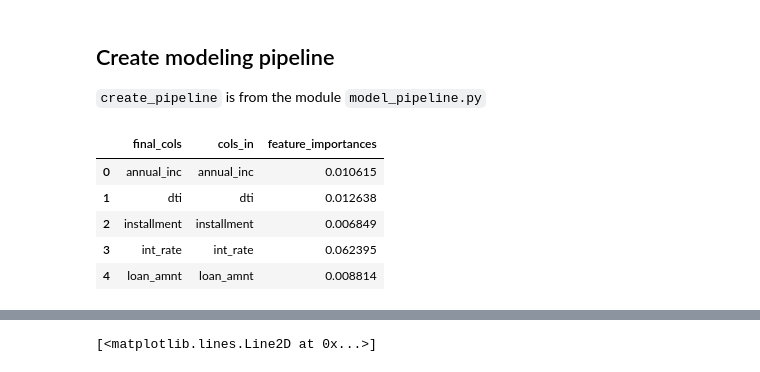
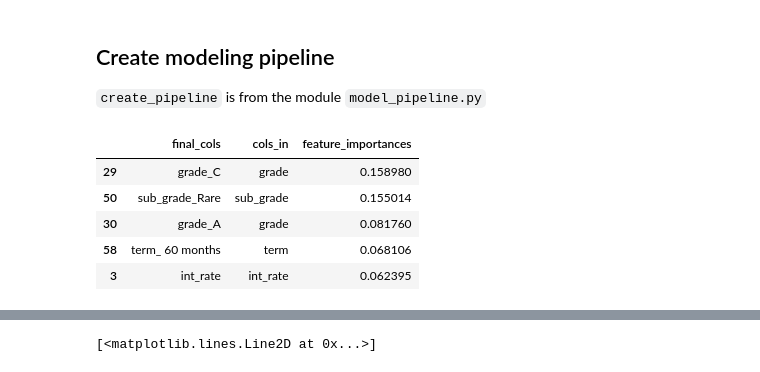
Before and after one commit to Strabes/demos, a Jupyter notebook: xgboost/XGBoost_with_LendingClubV2.ipynb, the cells around one changed output, grey strips where cells are left out. Cells and saved outputs as stored; diff of their text form; code cells hidden in the pictures.

Commit message:
create_pipeline params argument

```diff
--- a/xgboost/XGBoost_with_LendingClubV2.ipynb
+++ b/xgboost/XGBoost_with_LendingClubV2.ipynb
@@ -83,9 +83,7 @@ target = 'loan_status'
 
 object_cols_x_target = [c for c in ct.object_cols if c != target]
 
-p = create_pipeline(
-    numeric_preds = ct.numeric_cols,
-    object_preds = object_cols_x_target)
+p = create_pipeline()
 
 le = LabelEncoder()
 train_y = le.fit_transform(df_train[target])
@@ -102,12 +100,12 @@ z = pd.DataFrame(
         df_test[ct.numeric_cols + object_cols_x_target]),
         columns=['prob1','prob2'])
 # %%
-var_imp = feature_importances(p,df_train,ct.numeric_cols,object_cols_x_target)
-var_imp.head()
+var_imp = feature_importances(p,df_train)
+var_imp.sort_values("feature_importances",ascending=False).head()
 # %% [output]
 |  | final_cols | cols_in | feature_importances |
-| 0 | annual_inc | annual_inc | 0.010615 |
-| 1 | dti | dti | 0.012638 |
-| 2 | installment | installment | 0.006849 |
+| 29 | grade_C | grade | 0.158980 |
+| 50 | sub_grade_Rare | sub_grade | 0.155014 |
+| 30 | grade_A | grade | 0.081760 |
+| 58 | term_ 60 months | term | 0.068106 |
 | 3 | int_rate | int_rate | 0.062395 |
-| 4 | loan_amnt | loan_amnt | 0.008814 |
```
Also changed, not shown: parts of 11 cells of this notebook, 1 other file.
